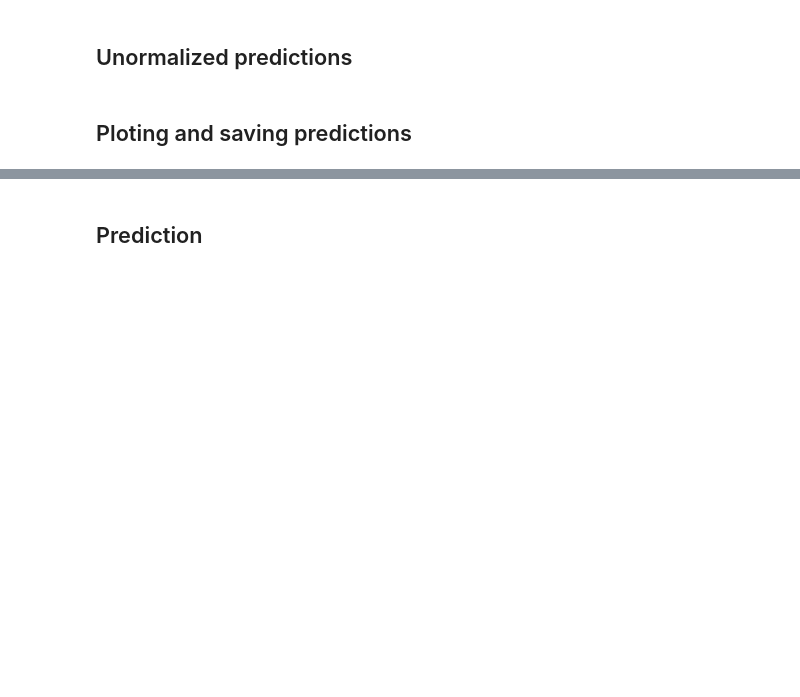
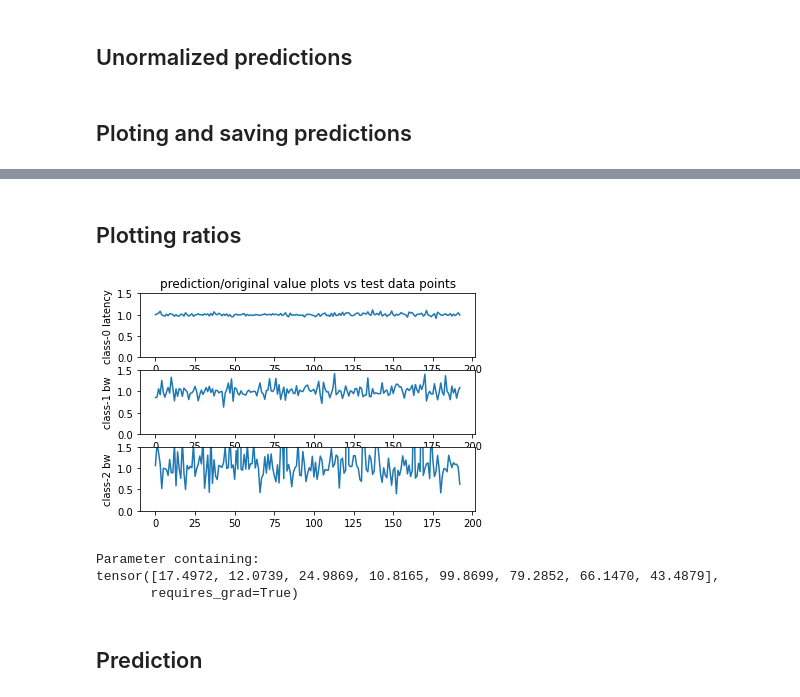
Before and after one commit to chiggy2402/QoS-parameter-tuning, a Jupyter notebook: Model.ipynb, the cells around one changed output, grey strips where cells are left out. Cells and saved outputs as stored; diff of their text form; code cells hidden in the pictures; blank space fills up the shorter version.

```diff
--- a/Model.ipynb
+++ b/Model.ipynb
@@ -131,3 +134,49 @@ np.savetxt('prediction_comparison.csv', x, delimiter =', ', header="p-class-0-la
+# %% [markdown]
+## Plotting ratios
+# %%
+predict_test_y = model(torch.from_numpy(test_x).float())
+
+
+a = []
+for i in range(0,len(x[:,0])):
+    a.append(float(x[:,0][i]/x[:,3][i]))
+b = []
+for i in range(0,len(x[:,1])):
+    b.append(float(x[:,1][i]/x[:,4][i]))
+c = []
+for i in range(0,len(x[:,2])):
+    c.append(float(x[:,2][i]/x[:,5][i]))
+
+plt.subplot(3,1,1)
+plt.title('prediction/original value plots vs test data points')
+# plt.xlabel('test data points')
+plt.ylabel('class-0 latency')
+
+plt.plot(a)
+plt.ylim((0, 1.5))
+
+# plt.show()
+plt.subplot(3,1,2)
+plt.ylabel('class-1 bw')
+plt.ylim((0, 1.5))
+
+plt.plot(b)
+# plt.show()
+
+plt.subplot(3,1,3)
+plt.ylabel('class-2 bw')
+plt.ylim((0, 1.5))
+plt.plot(c)
+
+plt.show()
+# %% [output]
+[figure, added]
+# %%
+print(x)
+# %% [output]
+Parameter containing:
+tensor([17.4972, 12.0739, 24.9869, 10.8165, 99.8699, 79.2852, 66.1470, 43.4879],
+       requires_grad=True)
 # %% [markdown]
 ## Prediction
 # %%
```
Also changed, not shown: parts of 6 cells of this notebook, 1 other file.
